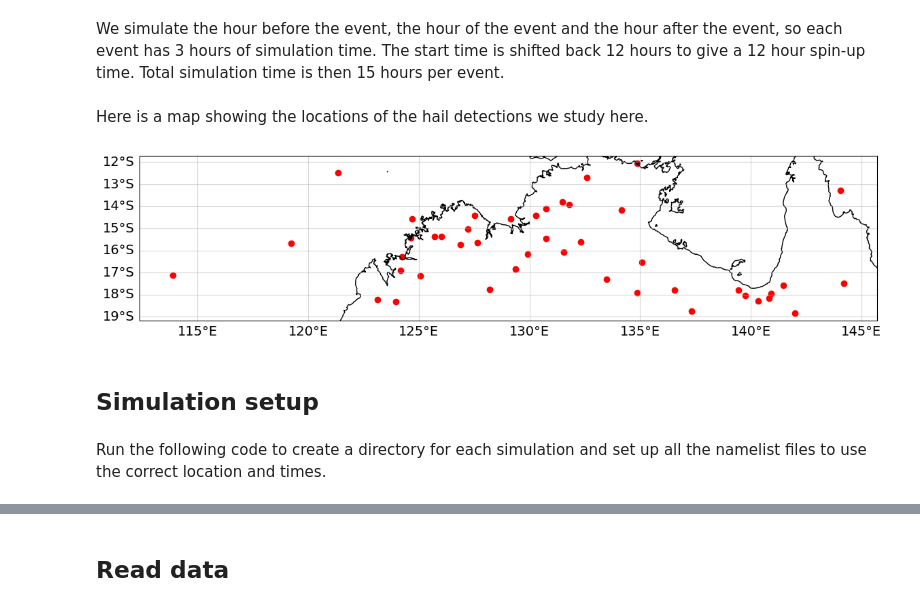
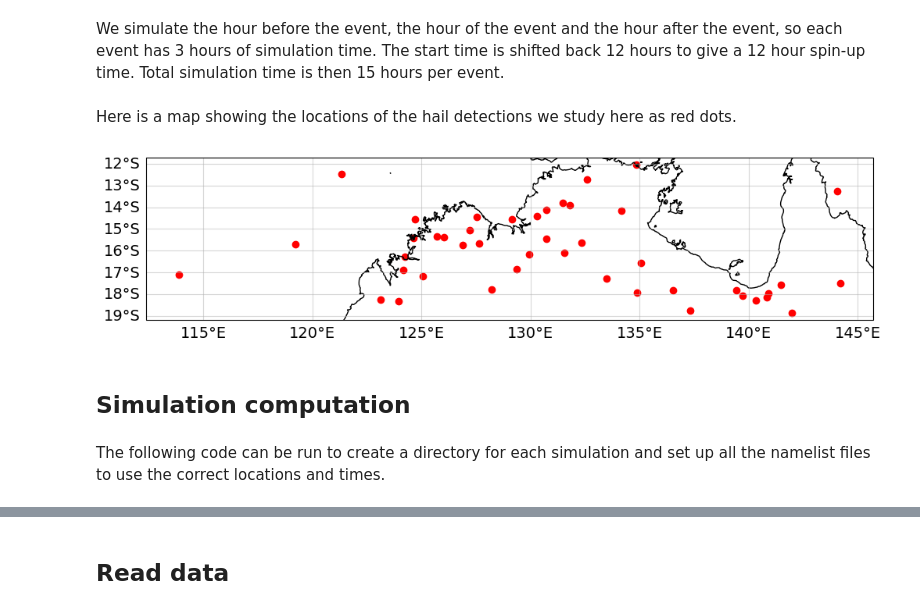
Before and after one commit to traupach/aus_tropics_hail, a Jupyter notebook: analysis/kimberley_hail.ipynb, the cells around one changed output, grey strips where cells are left out. Saved outputs shown, nothing was run; the diff lists cells and outputs as text; code cells hidden in the pictures.

Commit message:
Update pre summer scholarship project

```diff
--- a/analysis/kimberley_hail.ipynb
+++ b/analysis/kimberley_hail.ipynb
@@ -59,20 +64,20 @@ hail_detections['end_time'] = (hail_detections.event_time + np.timedelta64(1, 'h
 hail_detections['start_time'] = hail_detections.start_time.dt.strftime('%Y-%m-%d_%H:%M:00')
 hail_detections['end_time'] = hail_detections.end_time.dt.strftime('%Y-%m-%d_%H:%M:00')
 # %% [markdown]
-Here is a map showing the locations of the hail detections we study here.
+Here is a map showing the locations of the hail detections we study here as red dots.
 # %%
-fig, ax = plt.subplots(subplot_kw={'projection': ccrs.PlateCarree()}, figsize=(14,8))
+fig, ax = plt.subplots(subplot_kw={'projection': ccrs.PlateCarree()}, figsize=(12,8))
 ax.scatter(hail_detections.LON, hail_detections.LAT, transform=ccrs.PlateCarree(), color='red')
 gl = ax.gridlines(crs=ccrs.PlateCarree(), draw_labels=True, alpha=0.5)
 gl.top_labels = gl.right_labels = False
 ax.coastlines()
 plt.show()
 # %% [output]
-[figure, old version]
+[figure, new version]
 # %% [markdown]
-## Simulation setup
+## Simulation computation
 # %% [markdown]
-Run the following code to create a directory for each simulation and set up all the namelist files to use the correct location and times.
+The following code can be run to create a directory for each simulation and set up all the namelist files to use the correct locations and times.
 # %%
 #for i, row in hail_detections.iterrows():
 #    nh.set_up_WRF(lat=row.LAT, lon=row.LON, year=row.YEAR, month=row.MONTH, day=row.DAY, hour=row.HOUR, minute=row.MIN,
```
Also changed, not shown: parts of 35 cells of this notebook, 7 other files.
